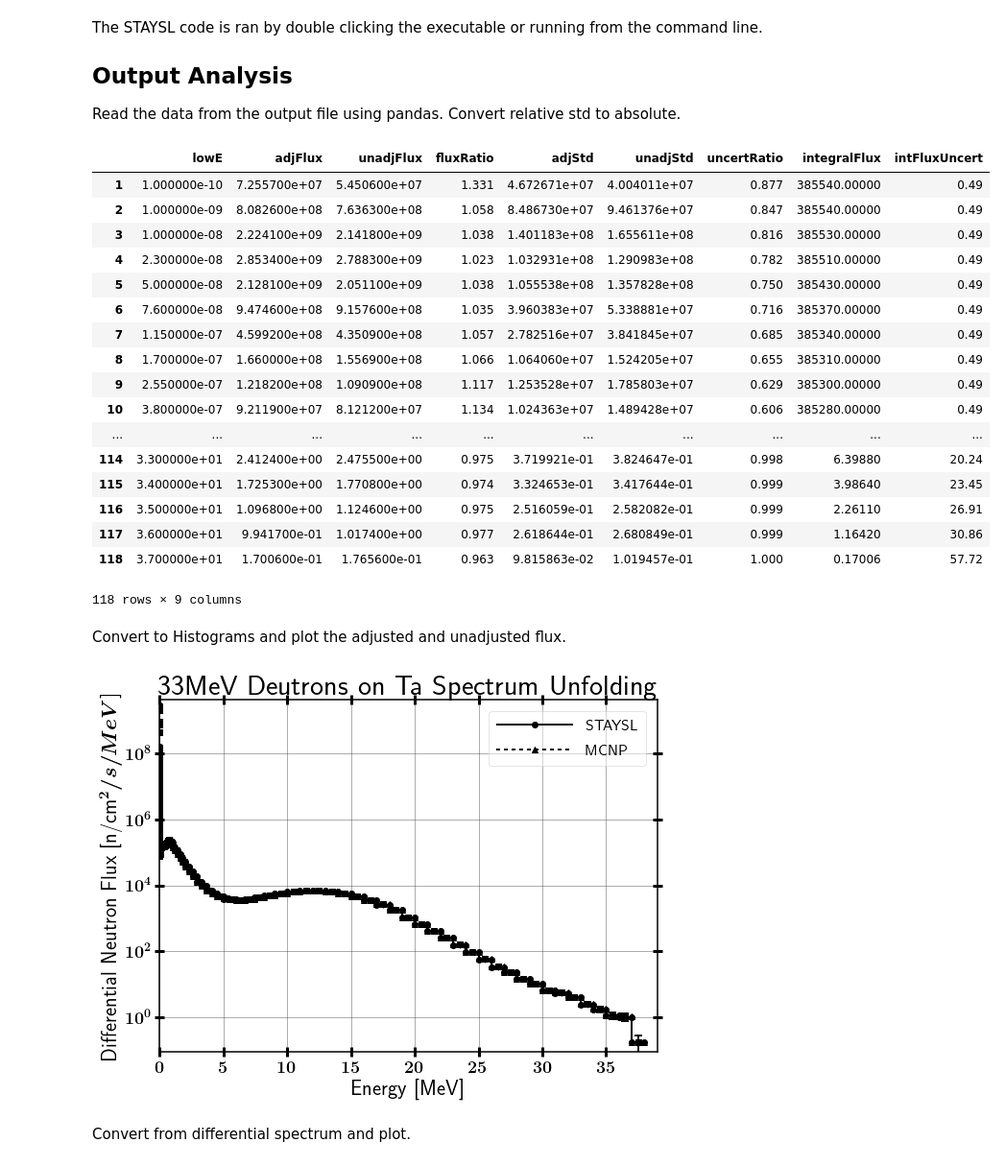
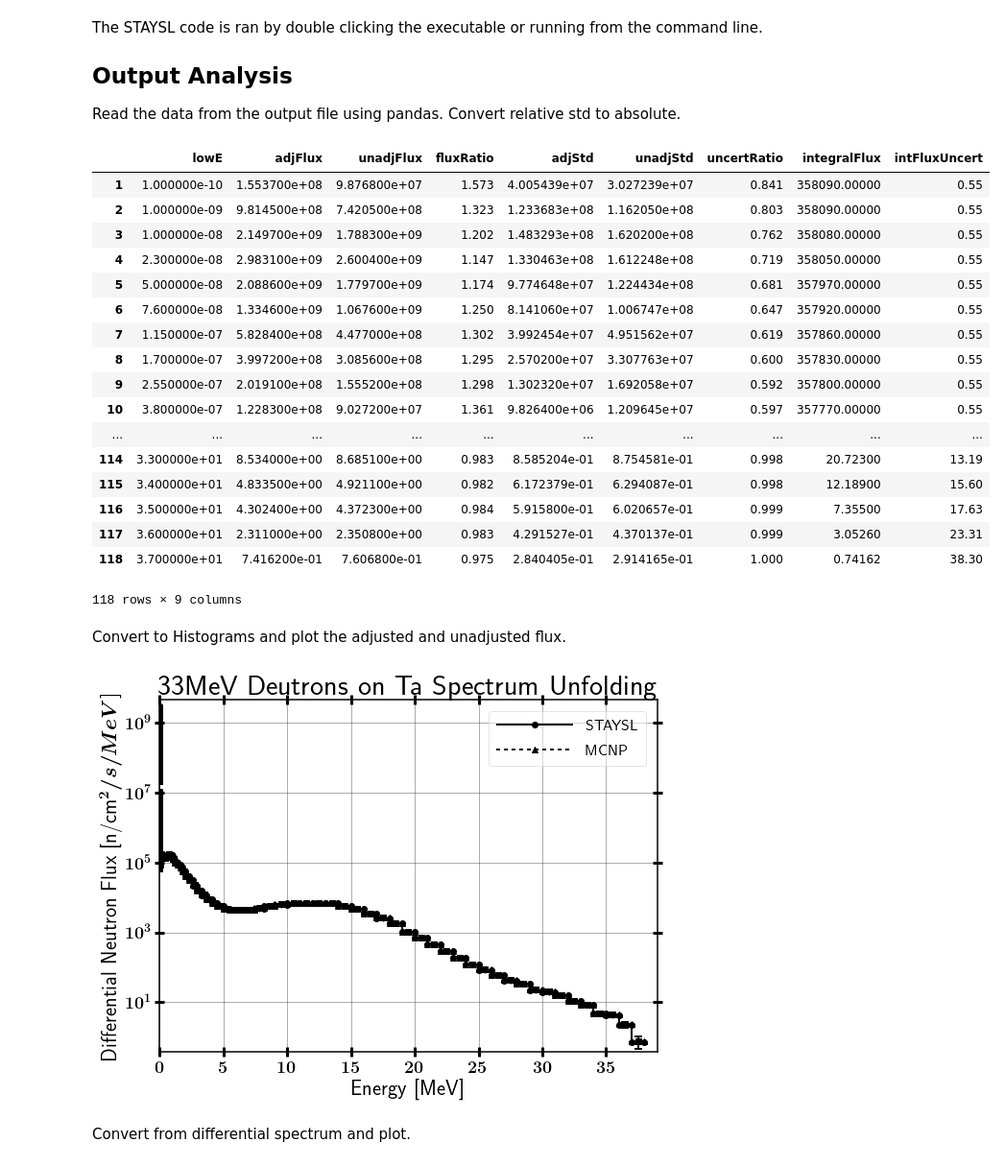
Before and after one commit to 2lambda123/88_Data, a Jupyter notebook: Experiments/Activation/33MeVTa_25Apr/Unfold/ETA/STAYSL_ETA_Input-&-Analysis.ipynb, the cells around one changed output. Shown at 96% size. Saved outputs shown, nothing was run; the diff lists cells and outputs as text; code cells hidden in the pictures.

```diff
--- a/Experiments/Activation/33MeVTa_25Apr/Unfold/ETA/STAYSL_ETA_Input-&-Analysis.ipynb
+++ b/Experiments/Activation/33MeVTa_25Apr/Unfold/ETA/STAYSL_ETA_Input-&-Analysis.ipynb
@@ -122,34 +122,34 @@ Read the data from the output file using pandas. Convert relative std to absolut
 # %%
 import pandas as pd
 
 path = 'C:/Users/James/Dropbox/UCB/Research/ETAs/88Inch/Data/Experiments/Activation/33MeVTa_25Apr/Unfold/ETA/STAYSL_PNNL/stayslin.out'
-df = pd.read_table(path, engine='python', sep='\s+', skiprows=99, skipfooter=649, header=None,
+df = pd.read_table(path, engine='python', sep='\s+', skiprows=101, skipfooter=649, header=None,
                    names=['lowE', 'adjFlux', 'unadjFlux', 'fluxRatio', 'adjStd',
                           'unadjStd', 'uncertRatio', 'integralFlux', 'intFluxUncert'])
 
 df.apply(pd.to_numeric)
 df['adjStd'] = df['adjStd'] * df['adjFlux'] / 100
 df['unadjStd'] = df['unadjStd'] * df['unadjFlux'] / 100
 
 df
 # %% [output]
 |  | lowE | adjFlux | unadjFlux | fluxRatio | adjStd | unadjStd | uncertRatio | integralFlux | intFluxUncert |
-| 1 | 1.000000e-10 | 7.255700e+07 | 5.450600e+07 | 1.331 | 4.672671e+07 | 4.004011e+07 | 0.877 | 385540.00000 | 0.49 |
-| 2 | 1.000000e-09 | 8.082600e+08 | 7.636300e+08 | 1.058 | 8.486730e+07 | 9.461376e+07 | 0.847 | 385540.00000 | 0.49 |
-| 3 | 1.000000e-08 | 2.224100e+09 | 2.141800e+09 | 1.038 | 1.401183e+08 | 1.655611e+08 | 0.816 | 385530.00000 | 0.49 |
-| 4 | 2.300000e-08 | 2.853400e+09 | 2.788300e+09 | 1.023 | 1.032931e+08 | 1.290983e+08 | 0.782 | 385510.00000 | 0.49 |
-| 5 | 5.000000e-08 | 2.128100e+09 | 2.051100e+09 | 1.038 | 1.055538e+08 | 1.357828e+08 | 0.750 | 385430.00000 | 0.49 |
-| 6 | 7.600000e-08 | 9.474600e+08 | 9.157600e+08 | 1.035 | 3.960383e+07 | 5.338881e+07 | 0.716 | 385370.00000 | 0.49 |
-| 7 | 1.150000e-07 | 4.599200e+08 | 4.350900e+08 | 1.057 | 2.782516e+07 | 3.841845e+07 | 0.685 | 385340.00000 | 0.49 |
-| 8 | 1.700000e-07 | 1.660000e+08 | 1.556900e+08 | 1.066 | 1.064060e+07 | 1.524205e+07 | 0.655 | 385310.00000 | 0.49 |
-| 9 | 2.550000e-07 | 1.218200e+08 | 1.090900e+08 | 1.117 | 1.253528e+07 | 1.785803e+07 | 0.629 | 385300.00000 | 0.49 |
-| 10 | 3.800000e-07 | 9.211900e+07 | 8.121200e+07 | 1.134 | 1.024363e+07 | 1.489428e+07 | 0.606 | 385280.00000 | 0.49 |
+| 1 | 1.000000e-10 | 1.553700e+08 | 9.876800e+07 | 1.573 | 4.005439e+07 | 3.027239e+07 | 0.841 | 358090.00000 | 0.55 |
+| 2 | 1.000000e-09 | 9.814500e+08 | 7.420500e+08 | 1.323 | 1.233683e+08 | 1.162050e+08 | 0.803 | 358090.00000 | 0.55 |
+| 3 | 1.000000e-08 | 2.149700e+09 | 1.788300e+09 | 1.202 | 1.483293e+08 | 1.620200e+08 | 0.762 | 358080.00000 | 0.55 |
+| 4 | 2.300000e-08 | 2.983100e+09 | 2.600400e+09 | 1.147 | 1.330463e+08 | 1.612248e+08 | 0.719 | 358050.00000 | 0.55 |
+| 5 | 5.000000e-08 | 2.088600e+09 | 1.779700e+09 | 1.174 | 9.774648e+07 | 1.224434e+08 | 0.681 | 357970.00000 | 0.55 |
+| 6 | 7.600000e-08 | 1.334600e+09 | 1.067600e+09 | 1.250 | 8.141060e+07 | 1.006747e+08 | 0.647 | 357920.00000 | 0.55 |
+| 7 | 1.150000e-07 | 5.828400e+08 | 4.477000e+08 | 1.302 | 3.992454e+07 | 4.951562e+07 | 0.619 | 357860.00000 | 0.55 |
+| 8 | 1.700000e-07 | 3.997200e+08 | 3.085600e+08 | 1.295 | 2.570200e+07 | 3.307763e+07 | 0.600 | 357830.00000 | 0.55 |
+| 9 | 2.550000e-07 | 2.019100e+08 | 1.555200e+08 | 1.298 | 1.302320e+07 | 1.692058e+07 | 0.592 | 357800.00000 | 0.55 |
+| 10 | 3.800000e-07 | 1.228300e+08 | 9.027200e+07 | 1.361 | 9.826400e+06 | 1.209645e+07 | 0.597 | 357770.00000 | 0.55 |
 | ... | ... | ... | ... | ... | ... | ... | ... | ... | ... |
-| 114 | 3.300000e+01 | 2.412400e+00 | 2.475500e+00 | 0.975 | 3.719921e-01 | 3.824647e-01 | 0.998 | 6.39880 | 20.24 |
-| 115 | 3.400000e+01 | 1.725300e+00 | 1.770800e+00 | 0.974 | 3.324653e-01 | 3.417644e-01 | 0.999 | 3.98640 | 23.45 |
-| 116 | 3.500000e+01 | 1.096800e+00 | 1.124600e+00 | 0.975 | 2.516059e-01 | 2.582082e-01 | 0.999 | 2.26110 | 26.91 |
-| 117 | 3.600000e+01 | 9.941700e-01 | 1.017400e+00 | 0.977 | 2.618644e-01 | 2.680849e-01 | 0.999 | 1.16420 | 30.86 |
-| 118 | 3.700000e+01 | 1.700600e-01 | 1.765600e-01 | 0.963 | 9.815863e-02 | 1.019457e-01 | 1.000 | 0.17006 | 57.72 |
+| 114 | 3.300000e+01 | 8.534000e+00 | 8.685100e+00 | 0.983 | 8.585204e-01 | 8.754581e-01 | 0.998 | 20.72300 | 13.19 |
+| 115 | 3.400000e+01 | 4.833500e+00 | 4.921100e+00 | 0.982 | 6.172379e-01 | 6.294087e-01 | 0.998 | 12.18900 | 15.60 |
+| 116 | 3.500000e+01 | 4.302400e+00 | 4.372300e+00 | 0.984 | 5.915800e-01 | 6.020657e-01 | 0.999 | 7.35500 | 17.63 |
+| 117 | 3.600000e+01 | 2.311000e+00 | 2.350800e+00 | 0.983 | 4.291527e-01 | 4.370137e-01 | 0.999 | 3.05260 | 23.31 |
+| 118 | 3.700000e+01 | 7.416200e-01 | 7.606800e-01 | 0.975 | 2.840405e-01 | 2.914165e-01 | 1.000 | 0.74162 | 38.30 |
 118 rows × 9 columns
 # %% [markdown]
 Convert to Histograms and plot the adjusted and unadjusted flux.
@@ -173,7 +173,7 @@ adjDiffHisto.plot(unadjDiffHisto, xMin=1E-6, logX=False, logY=True,
                   xLabel='Energy [MeV]', yLabel='Differential Neutron Flux [n/cm^2/s/MeV]',
                   savePath=outpath+'33MeVTa_Staysl-Unfold_Differential')
 # %% [output]
-[figure, old version]
+[figure, new version]
 # %% [markdown]
 Convert from differential spectrum and plot.
 # %%
```
Also changed, not shown: parts of 8 cells of this notebook, 53 other files.
